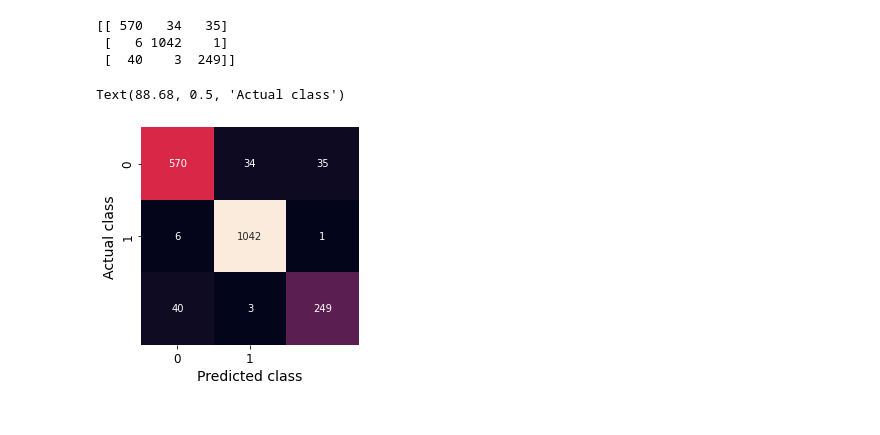
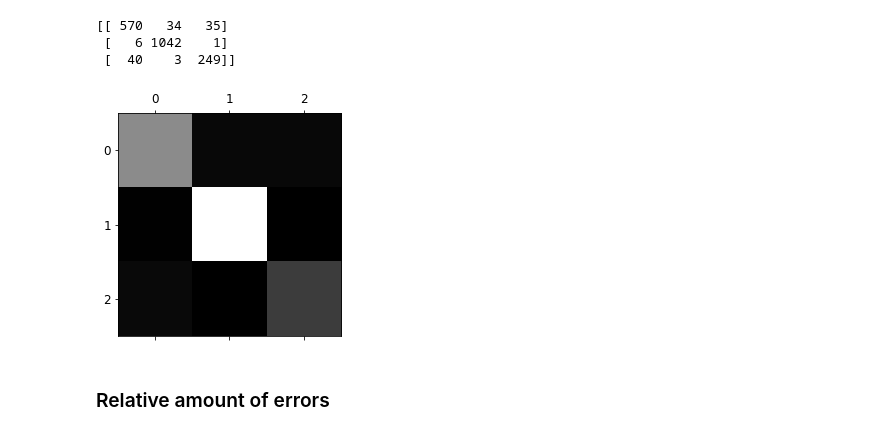
Before and after one commit to JoranVanBelle/Project-Musti, a Jupyter notebook: Multiclass Classification-RandomForrest.ipynb, the cells around one changed output. Saved outputs shown, nothing was run; the diff lists cells and outputs as text; code cells hidden in the pictures.

```diff
--- a/Multiclass Classification.ipynb
+++ b/Multiclass Classification-RandomForrest.ipynb
@@ -183,11 +165,10 @@ print(conf_mx)
 [[ 570   34   35]
  [   6 1042    1]
  [  40    3  249]]
-# %%
-labels = ['0','1']
-cf = sns.heatmap(conf_mx,square=True, annot=True, fmt='d', cbar=False, xticklabels=labels, yticklabels=labels)
-cf.set_xlabel('Predicted class')
-cf.set_ylabel('Actual class')
-# %% [output]
-Text(88.68, 0.5, 'Actual class')
-[figure, removed]
+# %%
+plt.matshow(conf_mx, cmap=plt.cm.gray)
+plt.show()
+# %% [output]
+[figure, added]
+# %% [markdown]
+### Relative amount of errors
```
Also changed, not shown: parts of 4 cells of this notebook.
